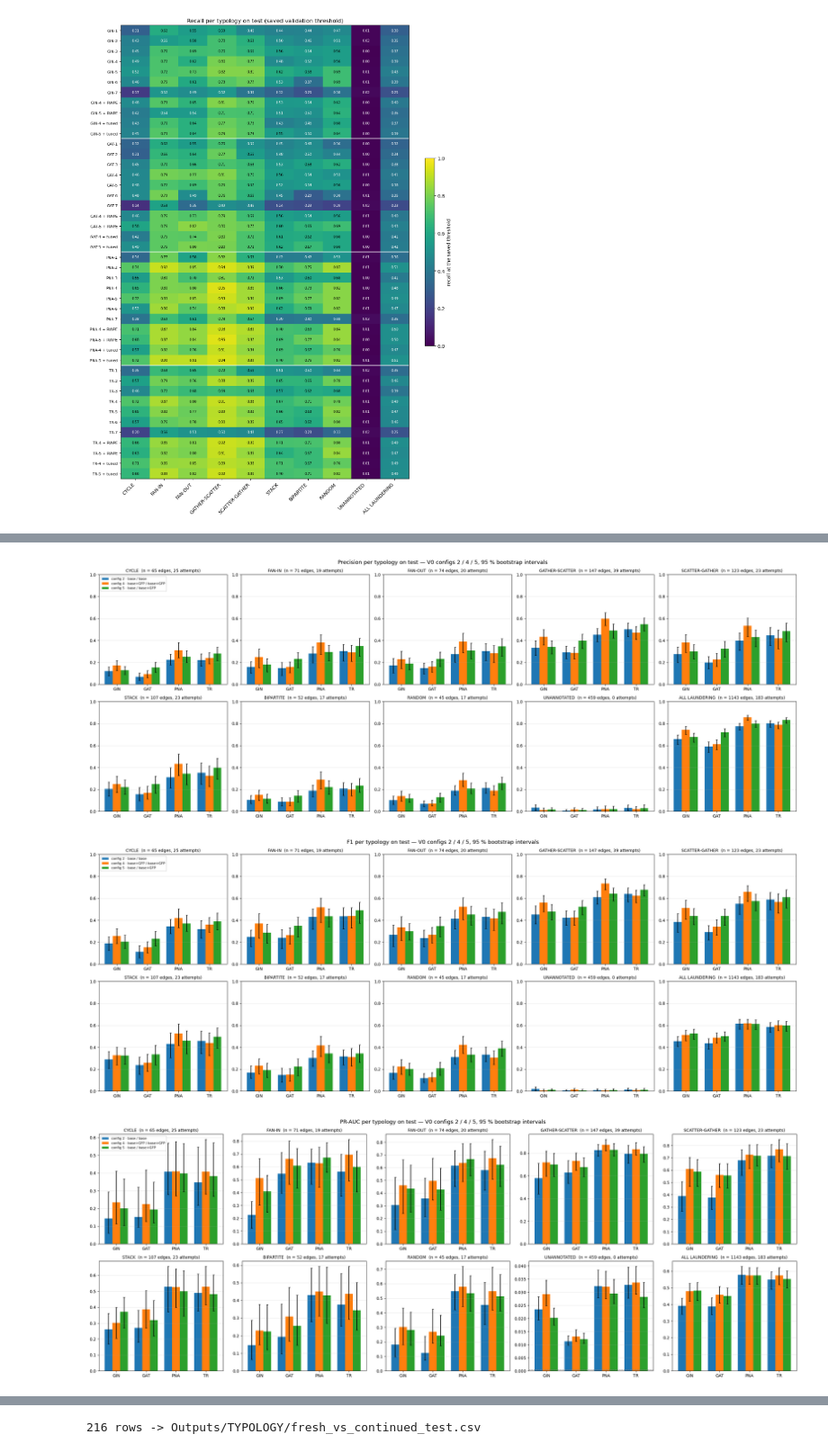
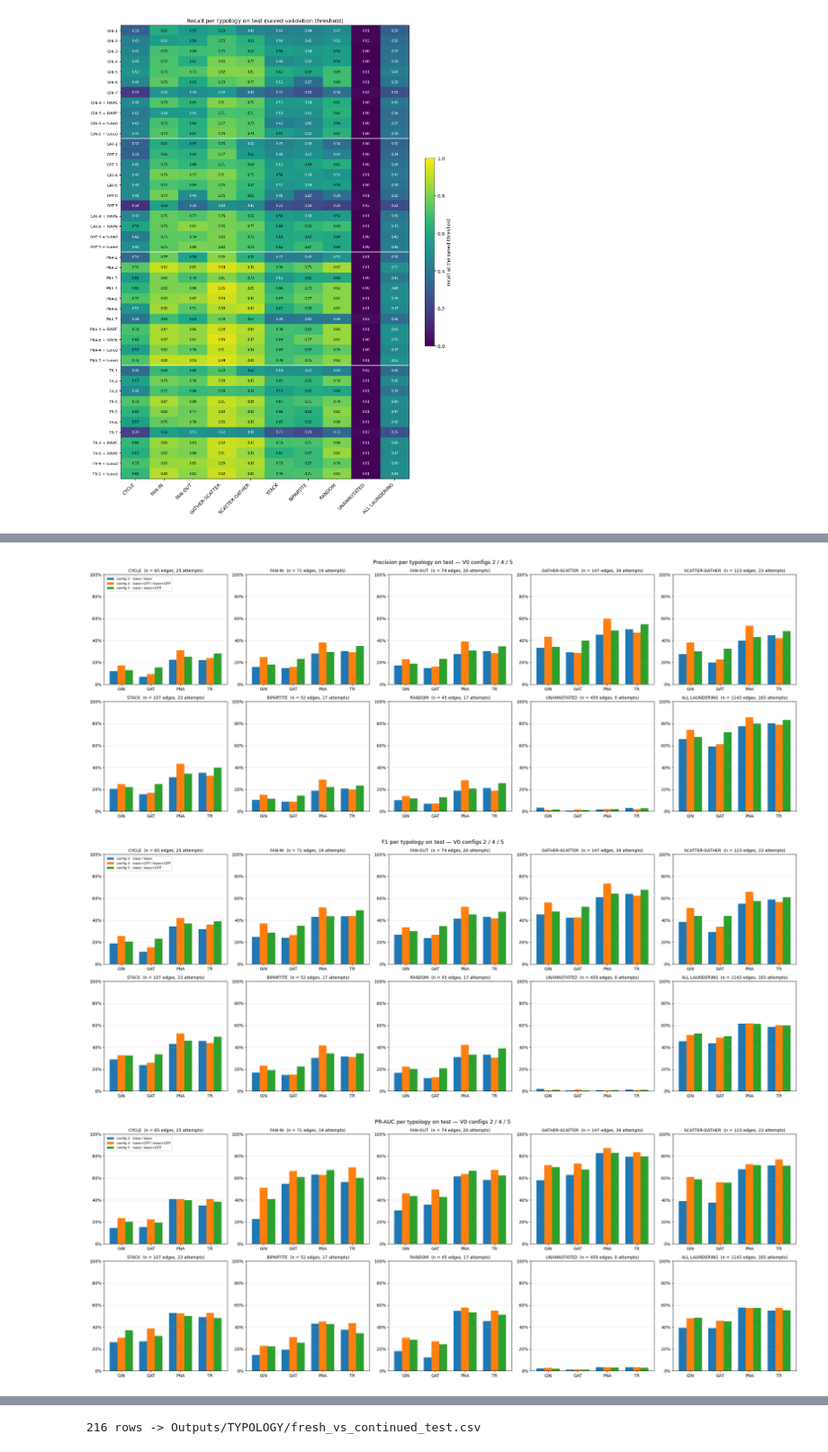
Before and after one commit to sandrokhizanishvili/gnn_for_fraudulent_patterns, a Jupyter notebook: Typology_analysis.ipynb, the cells around one changed output, grey strips where cells are left out. Shown at 90% size. Cells and saved outputs as stored; diff of their text form; code cells hidden in the pictures.

```diff
--- a/Typology_analysis.ipynb
+++ b/Typology_analysis.ipynb
@@ -63,7 +66,8 @@ for path in sorted(glob.glob('Outputs/**/results.json', recursive=True)):
     family, config, variant, label = run_label(result)
     rows.append({'label': label, 'family': family, 'config': config, 'variant': variant,
                  'headline': config in HEADLINE, 'run': result['run'],
-                 'dir': os.path.dirname(path).replace(os.sep, '/'), 'threshold': result['threshold']})
+                 'dir': os.path.dirname(path).replace(os.sep, '/'), 'threshold': result['threshold'],
+                 'val_f1': result['val_f1']})
 runs = pd.DataFrame(rows)
 runs['family'] = pd.Categorical(runs['family'], FAMILY_ORDER)
 runs['variant'] = pd.Categorical(runs['variant'], VARIANT_ORDER)
@@ -74,6 +78,6 @@ assert runs['label'].is_unique
 assert runs['variant'].value_counts().to_dict() == {'v0': 28, 'rwpe16': 8, 'tuned': 8}
 assert all(os.path.exists(f'{d}/predictions.csv') for d in runs['dir'])
 print(f'{len(runs)} runs, every one with predictions.csv')
-display(runs[['label', 'family', 'config', 'variant', 'headline', 'threshold', 'dir']])
+display(runs[['label', 'family', 'config', 'variant', 'headline', 'threshold', 'val_f1', 'dir']])
 # %% [output]
 44 runs, every one with predictions.csv
@@ -568,27 +521,9 @@ TR-5 + tuned     fp   141 | ALL f1 0.6074 pr_auc 0.5741 r@5% 0.886 | 4 s
 # %%
-order = {'variant': VARIANT_ORDER, 'family': FAMILY_ORDER, 'typology': ROWS}
-metrics['variant'] = pd.Categorical(metrics['variant'], VARIANT_ORDER)
-metrics['family'] = pd.Categorical(metrics['family'], FAMILY_ORDER)
-metrics['typology'] = pd.Categorical(metrics['typology'], ROWS)
-metrics = metrics.sort_values(['variant', 'family', 'config', 'typology']).reset_index(drop=True)
-metrics.to_csv(f'{OUT}/typology_metrics_test.csv', index=False)
-np.savez_compressed(f'{OUT}/bootstrap_draws_test.npz',
-                    **{f'{label}__{typology}__{name}': values
-                       for (label, typology), per_metric in draws.items() for name, values in per_metric.items()})
-print(f'{len(metrics)} rows -> {OUT}/typology_metrics_test.csv | per-draw values -> {OUT}/bootstrap_draws_test.npz')
-
-
-def show(metric, subset, columns='label'):
-    '''Pivot typology x run of one metric, formatted "value [lo, hi]".'''
-    text = subset.apply(lambda r: f'{r[metric]:.2f} [{r[f"{metric}_lo"]:.2f}, {r[f"{metric}_hi"]:.2f}]', axis=1)
-    return subset.assign(cell=text).pivot(index='typology', columns=columns, values='cell').reindex(ROWS)
-
-
 headline = metrics[(metrics['variant'] == 'v0') & metrics['headline']]
 labels_headline = [f'{family}-{config}' for family in FAMILY_ORDER for config in HEADLINE]
 for metric in ('recall', 'pr_auc', 'recall_at_5pct', 'attempt_recall'):
-    print(f'\n{metric} on test, V0 configs 2 / 4 / 5 (95 % bootstrap interval)')
-    display(show(metric, headline)[labels_headline])
-print('\nrandom PR-AUC baseline per typology (T edges / (T edges + legit edges)):')
+    print(f'\n(b) {metric} on test — V0 configs 2 / 4 / 5 x typology')
+    display(pivot(metric, headline, order=labels_headline))
+print('\nrandom PR-AUC baseline per typology (T edges / (T edges + normal edges)):')
 print(headline.drop_duplicates('typology').set_index('typology')['pr_auc_random'].map('{:.5f}'.format).to_string())
 # %% [output]
@@ -716,11 +650,6 @@ CONFIG_COLOR = {2: '#1f77b4', 4: '#ff7f0e', 5: '#2ca02c'}
 CONFIG_NAME = {2: 'config 2 · base / base', 4: 'config 4 · base+GFP / base+GFP', 5: 'config 5 · base / base+GFP'}
 METRIC_TITLE = {'recall': 'Recall', 'precision': 'Precision', 'f1': 'F1', 'pr_auc': 'PR-AUC',
                 'recall_at_1pct': 'Recall@1 %', 'recall_at_5pct': 'Recall@5 %', 'attempt_recall': 'Attempt recall'}
-
-
-def error_bars(table, metric):
-    '''Asymmetric error bars (point - lo, hi - point), never negative.'''
-    return np.clip([table[metric] - table[f'{metric}_lo'], table[f'{metric}_hi'] - table[metric]], 0, None)
 
 
 def bar_chart(metric, filename):
@@ -730,18 +659,18 @@ def bar_chart(metric, filename):
         sub = headline[headline['typology'] == typology]
         for j, config in enumerate(HEADLINE):
             table = sub[sub['config'] == config].set_index('family').reindex(FAMILY_ORDER)
-            ax.bar(x + (j - 1) * width, table[metric], width, yerr=error_bars(table, metric), capsize=2,
-                   color=CONFIG_COLOR[config], label=CONFIG_NAME[config])
+            ax.bar(x + (j - 1) * width, table[metric], width, color=CONFIG_COLOR[config], label=CONFIG_NAME[config])
         if metric == 'pr_auc':
             ax.axhline(sub['pr_auc_random'].iloc[0], ls='--', color='grey', lw=1)
         n_edges, n_attempts = sub['n_test_edges'].iloc[0], sub['n_test_attempts'].iloc[0]
         ax.set_title(f'{typology}  (n = {n_edges} edges, {n_attempts} attempts)', fontsize=10)
         ax.set_xticks(x)
         ax.set_xticklabels(FAMILY_ORDER)
-        ax.set_ylim(0, 1 if metric != 'pr_auc' else None)
+        ax.set_ylim(0, 1)   # same scale in every panel and every chart
+        ax.yaxis.set_major_formatter(PercentFormatter(xmax=1, decimals=0))
         ax.grid(axis='y', alpha=0.3)
     axes[0, 0].legend(fontsize=8, loc='upper left')
-    fig.suptitle(f'{METRIC_TITLE[metric]} per typology on test — V0 configs 2 / 4 / 5, 95 % bootstrap intervals', fontsize=13)
+    fig.suptitle(f'{METRIC_TITLE[metric]} per typology on test — V0 configs 2 / 4 / 5', fontsize=13)
     fig.tight_layout()
     fig.savefig(f'{OUT}/{filename}', dpi=120)
     plt.show()
@@ -754,3 +683,3 @@ for metric in ('recall', 'precision', 'f1', 'pr_auc'):
-[figure, old version]
+[figure, new version]
-[figure, old version]
+[figure, new version]
-[figure, old version]
+[figure, new version]
```
Also changed, not shown: parts of 32 cells of this notebook, 12 other files.
